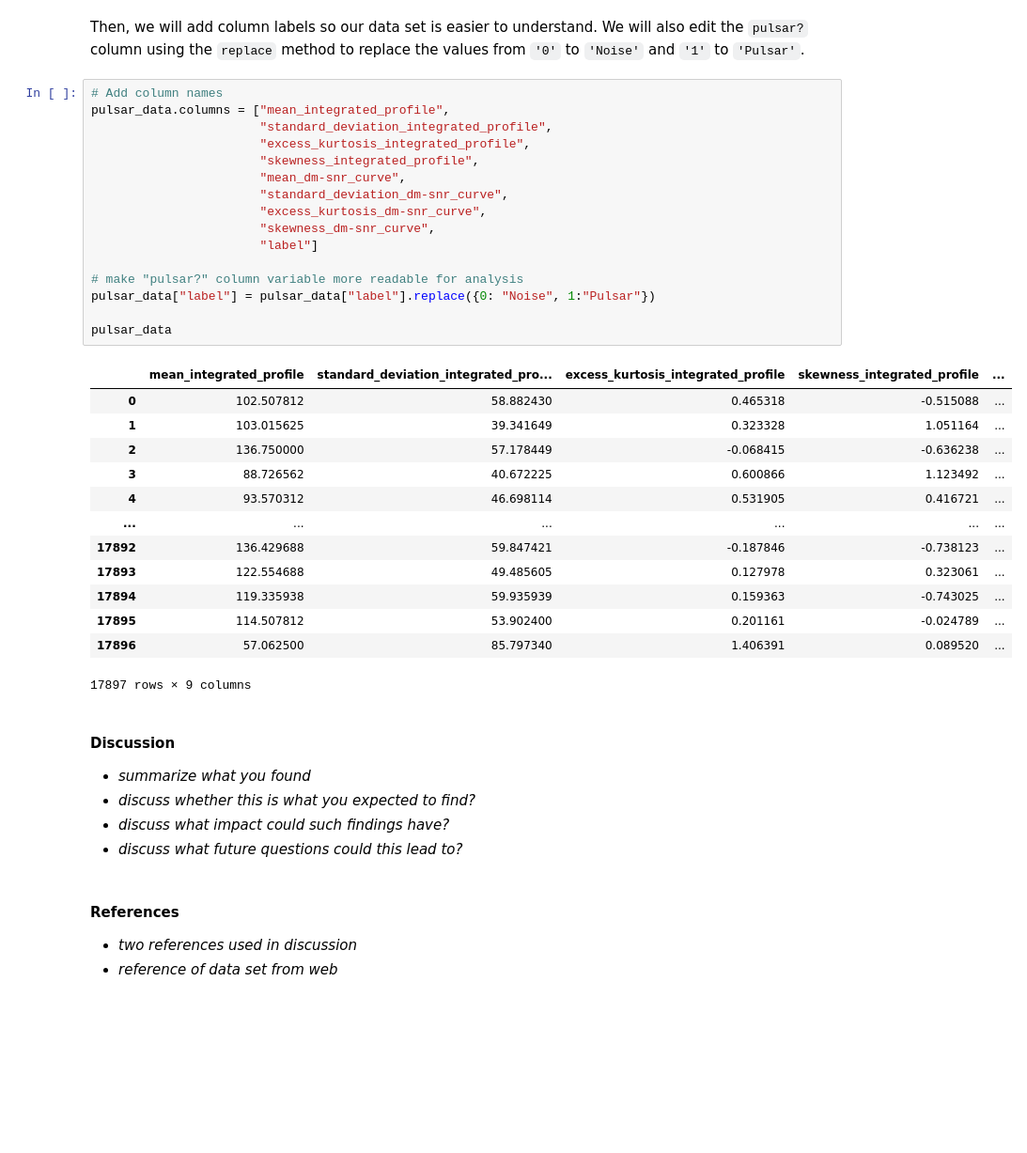
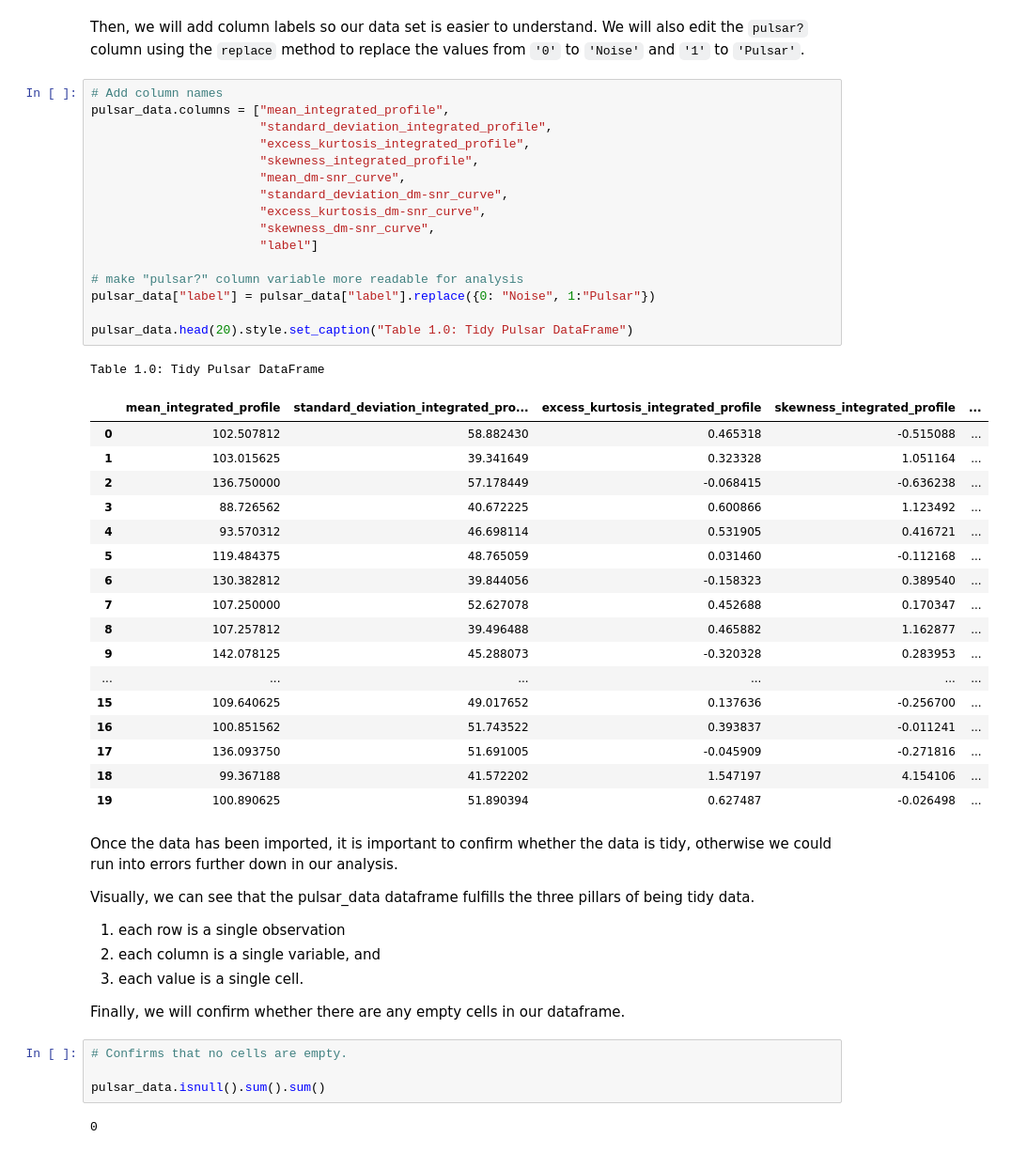
Before and after one commit to Tikio88/Group22_Project, a Jupyter notebook: Group_project.ipynb, the cells around one changed output. Shown at 94% size. Saved outputs shown, nothing was run; the diff lists cells and outputs as text; blank space fills up the shorter version.

```diff
--- a/Group_project.ipynb
+++ b/Group_project.ipynb
@@ -47,42 +57,50 @@ Then, we will add column labels so our data set is easier to understand. We will
 # %%
 # Add column names
 pulsar_data.columns = ["mean_integrated_profile",
                        "standard_deviation_integrated_profile",
                        "excess_kurtosis_integrated_profile",
                        "skewness_integrated_profile",
                        "mean_dm-snr_curve",
                        "standard_deviation_dm-snr_curve",
                        "excess_kurtosis_dm-snr_curve",
                        "skewness_dm-snr_curve",
                        "label"]
 
 # make "pulsar?" column variable more readable for analysis
 pulsar_data["label"] = pulsar_data["label"].replace({0: "Noise", 1:"Pulsar"})
 
-pulsar_data
+pulsar_data.head(20).style.set_caption("Table 1.0: Tidy Pulsar DataFrame")
 # %% [output]
+Table 1.0: Tidy Pulsar DataFrame
 |  | mean_integrated_profile | standard_deviation_integrated_pro... | excess_kurtosis_integrated_profile | skewness_integrated_profile | ... |
 | 0 | 102.507812 | 58.882430 | 0.465318 | -0.515088 | ... |
 | 1 | 103.015625 | 39.341649 | 0.323328 | 1.051164 | ... |
 | 2 | 136.750000 | 57.178449 | -0.068415 | -0.636238 | ... |
 | 3 | 88.726562 | 40.672225 | 0.600866 | 1.123492 | ... |
 | 4 | 93.570312 | 46.698114 | 0.531905 | 0.416721 | ... |
+| 5 | 119.484375 | 48.765059 | 0.031460 | -0.112168 | ... |
+| 6 | 130.382812 | 39.844056 | -0.158323 | 0.389540 | ... |
+| 7 | 107.250000 | 52.627078 | 0.452688 | 0.170347 | ... |
+| 8 | 107.257812 | 39.496488 | 0.465882 | 1.162877 | ... |
+| 9 | 142.078125 | 45.288073 | -0.320328 | 0.283953 | ... |
 | ... | ... | ... | ... | ... | ... |
-| 17892 | 136.429688 | 59.847421 | -0.187846 | -0.738123 | ... |
-| 17893 | 122.554688 | 49.485605 | 0.127978 | 0.323061 | ... |
-| 17894 | 119.335938 | 59.935939 | 0.159363 | -0.743025 | ... |
-| 17895 | 114.507812 | 53.902400 | 0.201161 | -0.024789 | ... |
-| 17896 | 57.062500 | 85.797340 | 1.406391 | 0.089520 | ... |
+| 15 | 109.640625 | 49.017652 | 0.137636 | -0.256700 | ... |
+| 16 | 100.851562 | 51.743522 | 0.393837 | -0.011241 | ... |
+| 17 | 136.093750 | 51.691005 | -0.045909 | -0.271816 | ... |
+| 18 | 99.367188 | 41.572202 | 1.547197 | 4.154106 | ... |
+| 19 | 100.890625 | 51.890394 | 0.627487 | -0.026498 | ... |
-17897 rows × 9 columns
-# %% [markdown]
-#### Discussion
-
-- *summarize what you found*
-- *discuss whether this is what you expected to find?*
-- *discuss what impact could such findings have?*
-- *discuss what future questions could this lead to?*
-# %% [markdown]
-#### References
-
-- *two references used in discussion*
-- *reference of data set from web*
+# %% [markdown]
+Once the data has been imported, it is important to confirm whether the data is tidy, otherwise we could run into errors further down in our analysis.
+
+Visually, we can see that the pulsar_data dataframe fulfills the three pillars of being tidy data.
+1. each row is a single observation
+2. each column is a single variable, and
+3. each value is a single cell.
+
+Finally, we will confirm whether there are any empty cells in our dataframe.
+# %%
+# Confirms that no cells are empty.
+
+pulsar_data.isnull().sum().sum()
+# %% [output]
+0
```
Also changed, not shown: parts of 20 cells of this notebook.
